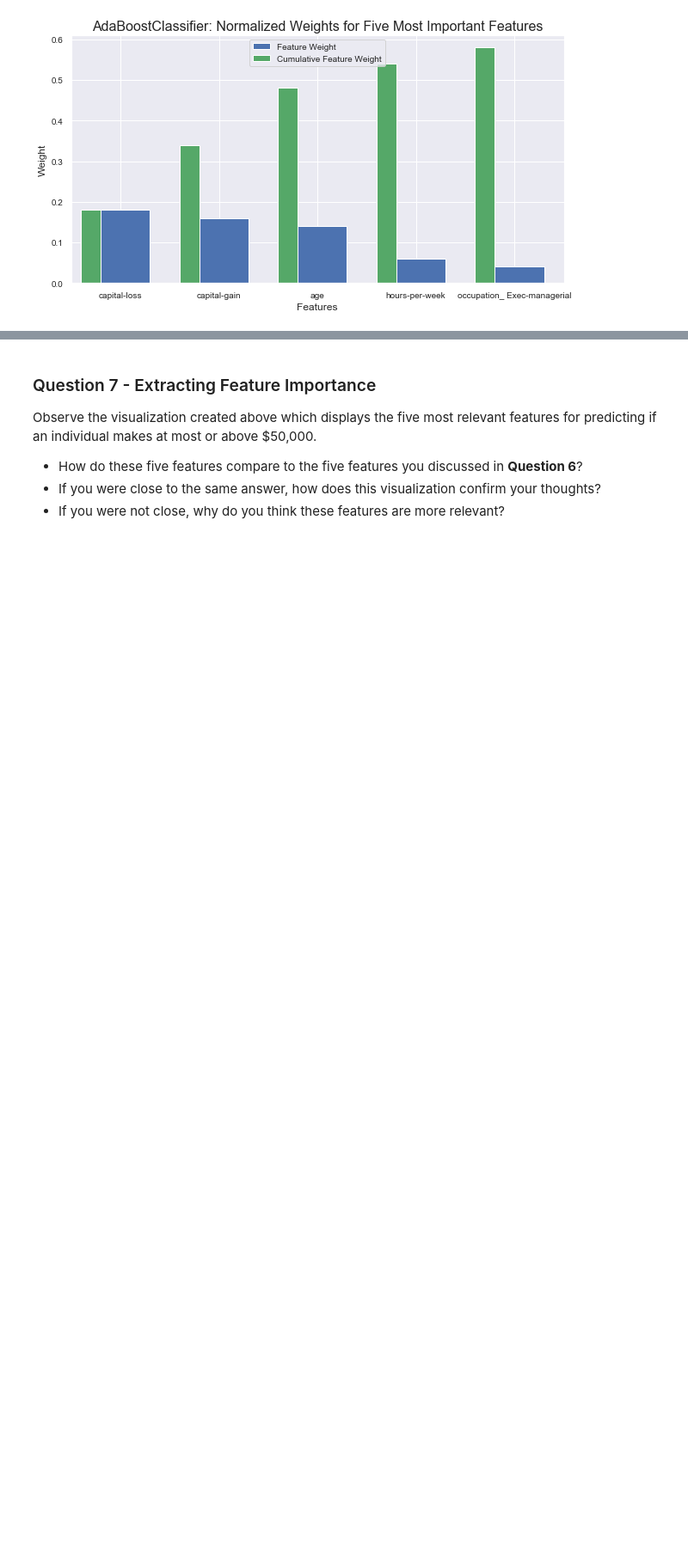
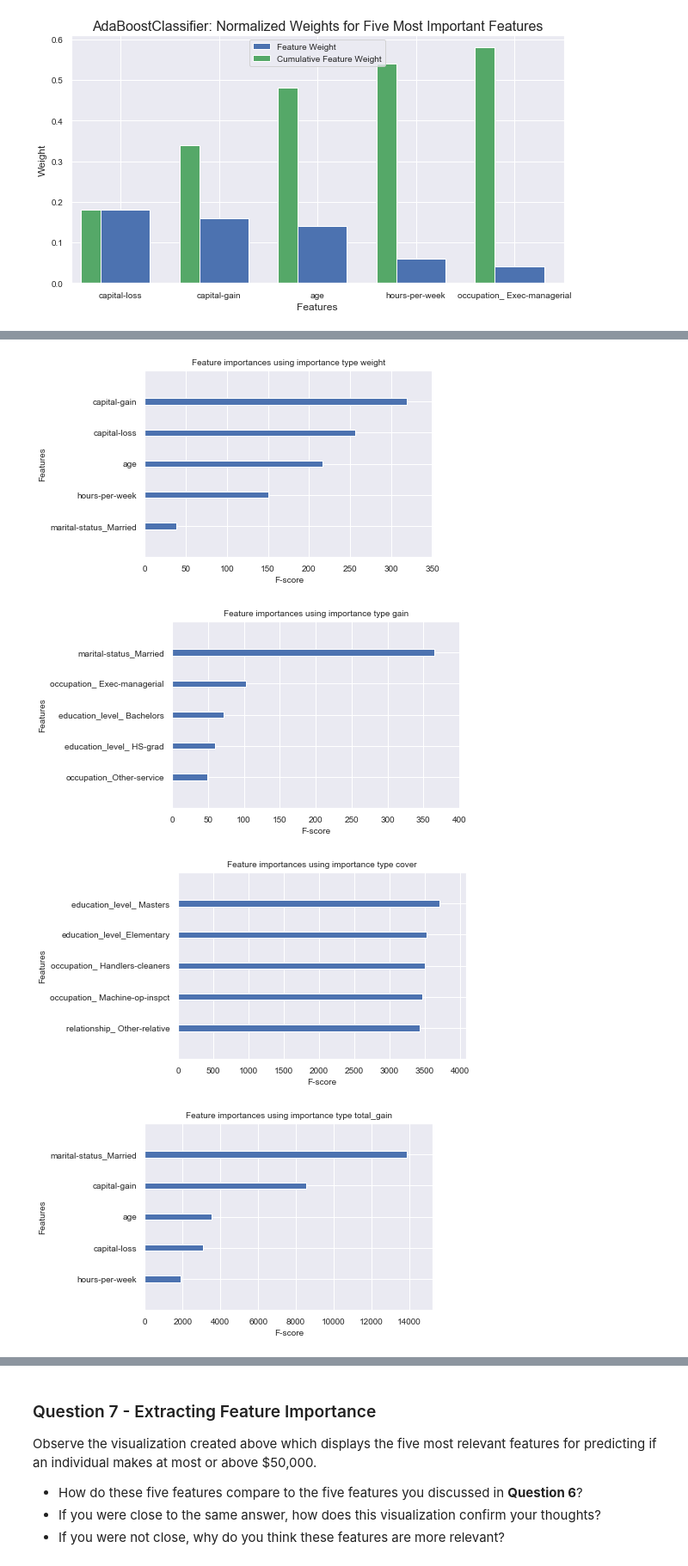
Before and after one commit to oislegen/Portfolio, a Jupyter notebook: 1-Finding_Donors-Project-XGBoost-RF-LogisticRegression-Python/finding_donors.ipynb, the cells around one changed output, grey strips where cells are left out. Shown at 86% size. Saved outputs shown, nothing was run; the diff lists cells and outputs as text; code cells hidden in the pictures; blank space fills up the shorter version.

Commit message:
Finished feature importances module

```diff
--- a/1-Finding_Donors-Project-XGBoost-RF-LogisticRegression-Python/finding_donors.ipynb
+++ b/1-Finding_Donors-Project-XGBoost-RF-LogisticRegression-Python/finding_donors.ipynb
@@ -908,0 +898,10 @@ sorted_x
+# %%
+# Plot the five most important features for the XGBoost Classifier for all importance types
+importance_types=['weight','gain','cover','total_gain','total_cover']
+for imp in importance_types:
+    plot_importance(model1, title='Feature importances using importance type {}'.format(imp), xlabel='F-score', ylabel='Features', importance_type=imp, max_num_features=5, show_values=False)
+# %% [output]
+[figure, added]
+[figure, added]
+[figure, added]
+[figure, added]
```
Also changed, not shown: parts of 12 cells of this notebook.
